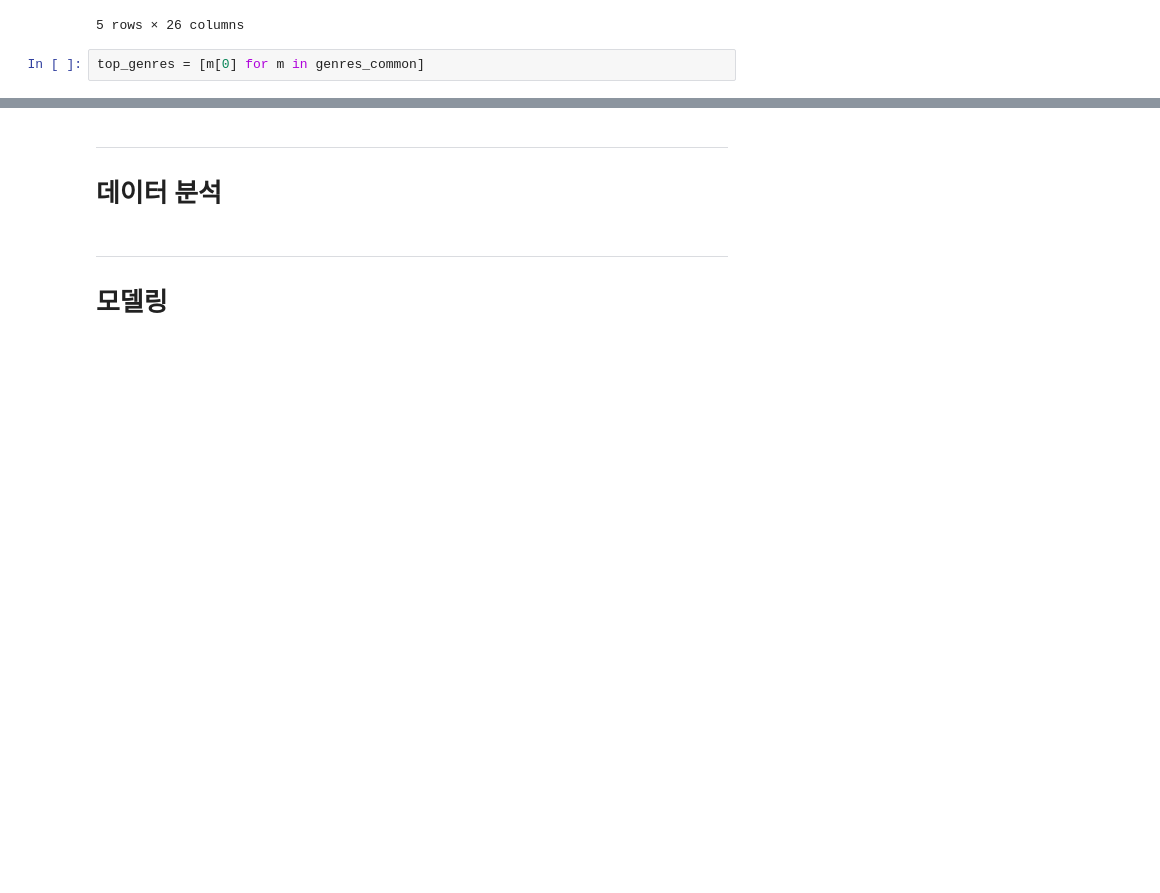
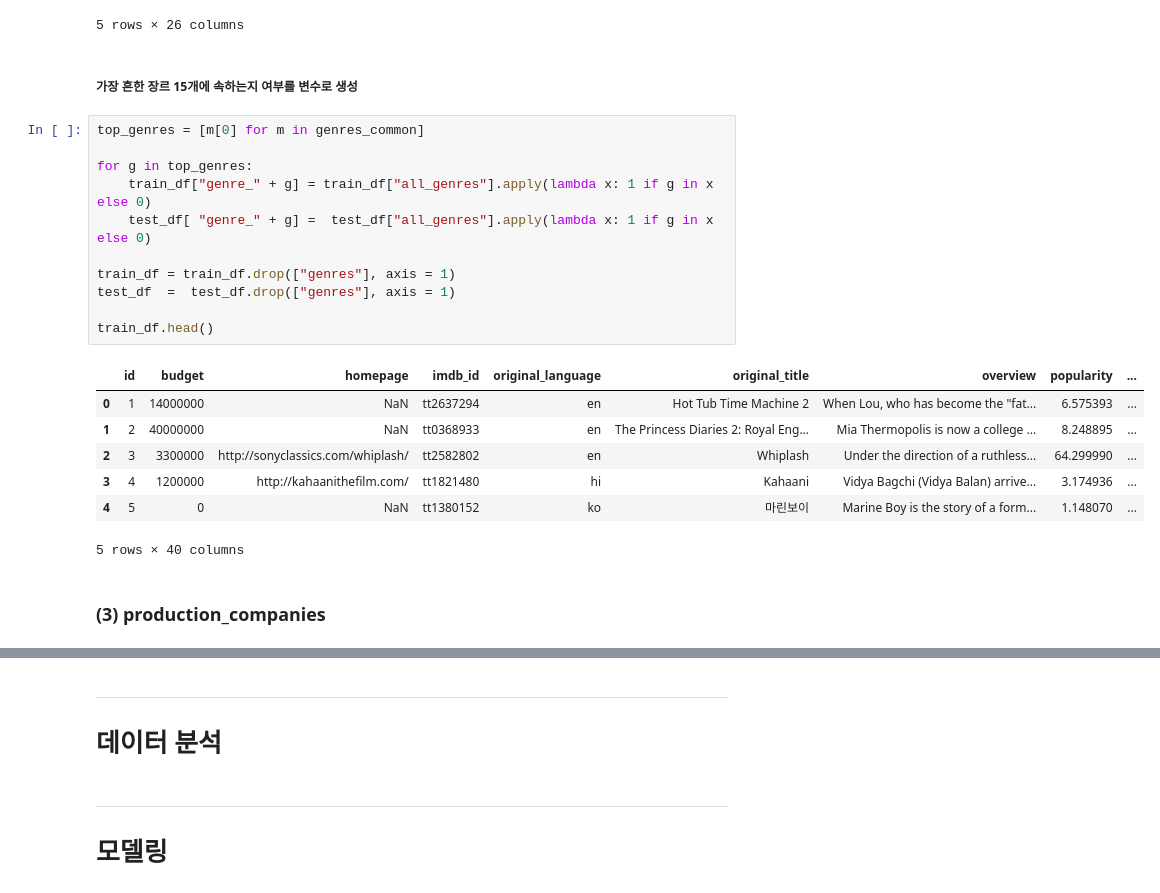
Before and after one commit to Kwan-Gu/data_science, a Jupyter notebook: TRANSCRIPT/20200729/백관구_tmdb.ipynb, the cells around one changed output, grey strips where cells are left out. Saved outputs shown, nothing was run; the diff lists cells and outputs as text; blank space fills up the shorter version.

```diff
--- a/TRANSCRIPT/20200729/백관구_tmdb.ipynb
+++ b/TRANSCRIPT/20200729/백관구_tmdb.ipynb
@@ -336,5 +330,26 @@ train_df.head()
 | 3 | 4 | 1200000 | [{'id': 53, 'name': 'Thriller'}, ... | http://kahaanithefilm.com/ | tt1821480 | hi | Kahaani | Vidya Bagchi (Vidya Balan) arrive... | 3.174936 | ... |
 | 4 | 5 | 0 | [{'id': 28, 'name': 'Action'}, {'... | NaN | tt1380152 | ko | 마린보이 | Marine Boy is the story of a form... | 1.148070 | ... |
 5 rows × 26 columns
-# %%
-top_genres = [m[0] for m in genres_common]
+# %% [markdown]
+##### 가장 흔한 장르 15개에 속하는지 여부를 변수로 생성
+# %%
+top_genres = [m[0] for m in genres_common]
+
+for g in top_genres:
+    train_df["genre_" + g] = train_df["all_genres"].apply(lambda x: 1 if g in x else 0)
+    test_df[ "genre_" + g] =  test_df["all_genres"].apply(lambda x: 1 if g in x else 0)
+
+train_df = train_df.drop(["genres"], axis = 1)
+test_df  =  test_df.drop(["genres"], axis = 1)
+
+train_df.head()
+# %% [output]
+|  | id | budget | homepage | imdb_id | original_language | original_title | overview | popularity | ... |
+| 0 | 1 | 14000000 | NaN | tt2637294 | en | Hot Tub Time Machine 2 | When Lou, who has become the "fat... | 6.575393 | ... |
+| 1 | 2 | 40000000 | NaN | tt0368933 | en | The Princess Diaries 2: Royal Eng... | Mia Thermopolis is now a college ... | 8.248895 | ... |
+| 2 | 3 | 3300000 | http://sonyclassics.com/whiplash/ | tt2582802 | en | Whiplash | Under the direction of a ruthless... | 64.299990 | ... |
+| 3 | 4 | 1200000 | http://kahaanithefilm.com/ | tt1821480 | hi | Kahaani | Vidya Bagchi (Vidya Balan) arrive... | 3.174936 | ... |
+| 4 | 5 | 0 | NaN | tt1380152 | ko | 마린보이 | Marine Boy is the story of a form... | 1.148070 | ... |
+5 rows × 40 columns
+# %% [markdown]
+### (3) production_companies
```
Also changed, not shown: parts of 10 cells of this notebook.
